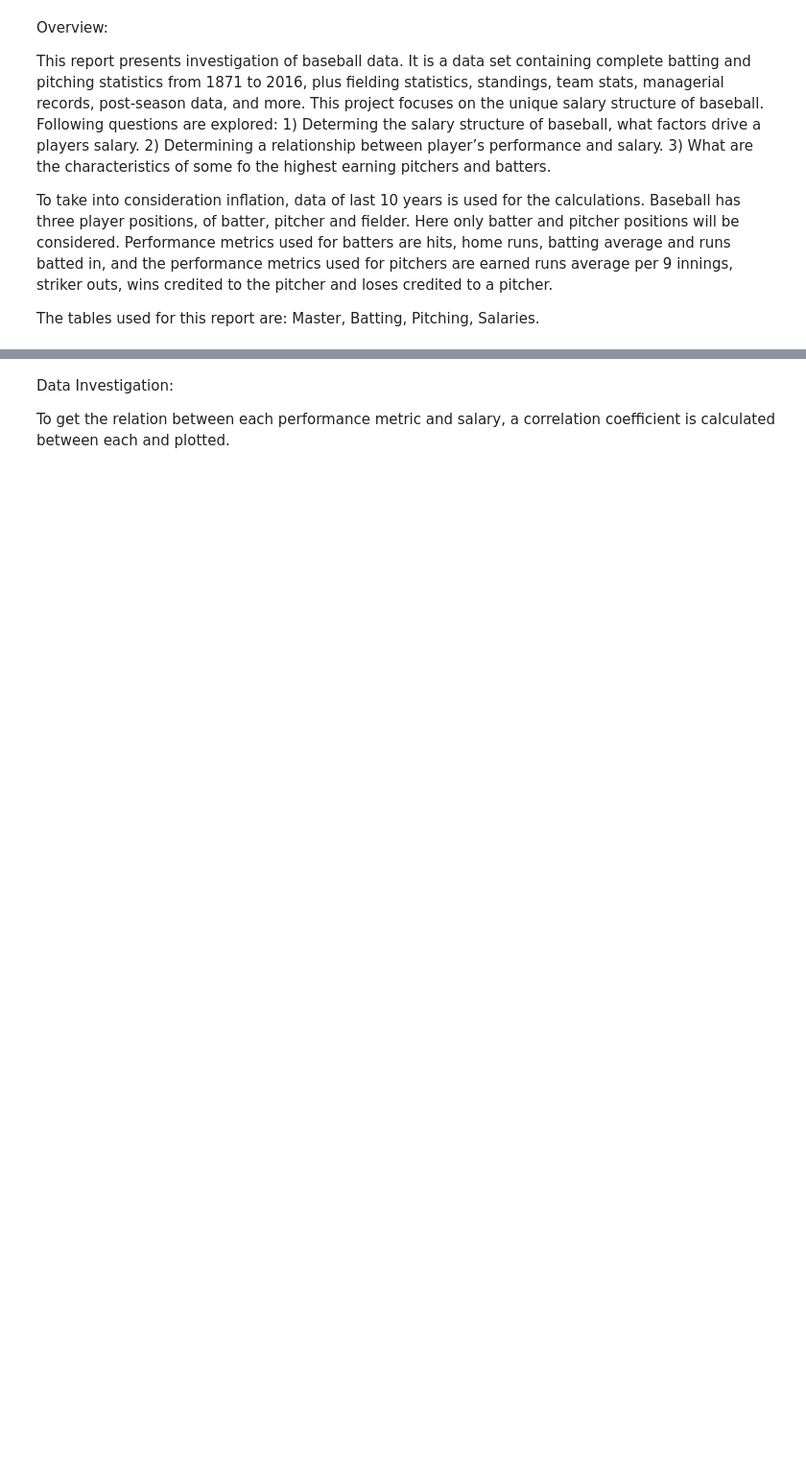
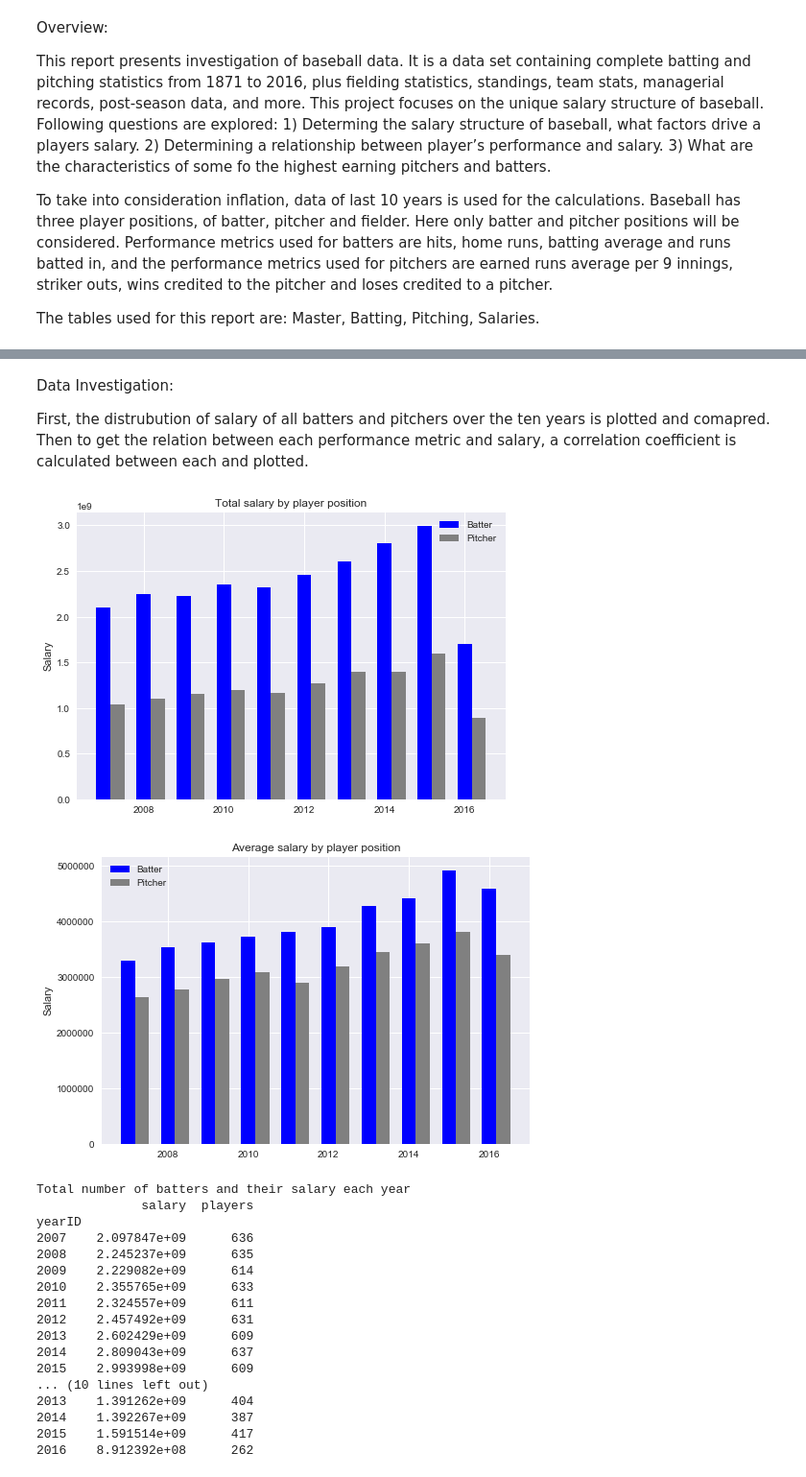
Before and after one commit to maitrayeerb/Baseball-Analysis, a Jupyter notebook: Baseball_Analysis.ipynb, the cells around one changed output, grey strips where cells are left out. Shown at 96% size. Drawn from its saved outputs; the diff is of its cells as text; code cells hidden in the pictures; blank space fills up the shorter version.

```diff
--- a/Baseball_Analysis.ipynb
+++ b/Baseball_Analysis.ipynb
@@ -66,8 +87,70 @@ pitching_sal['ERA'].fillna(0, inplace=True)
 # %% [markdown]
 Data Investigation:
 
-
-To get the relation between each performance metric and salary, a correlation coefficient is calculated between each and plotted.
+First, the distrubution of salary of all batters and pitchers over the ten years is plotted and comapred. Then to get the relation between each performance metric and salary, a correlation coefficient is calculated between each and plotted.
+# %%
+# distribution of batter and pitcher salary
+
+# grouping data by year and adding player salaries
+batting_dist = pd.DataFrame(batting_sal.groupby('yearID').sum(), columns = ['salary'])
+pitching_dist = pd.DataFrame(pitching_sal.groupby('yearID').sum(), columns = ['salary'])
+
+#Calculating number of players in each year
+batting_dist_count = pd.DataFrame(batting_sal.groupby('yearID').count(), columns = ['playerID'])
+pitching_dist_count = pd.DataFrame(pitching_sal.groupby('yearID').count(), columns = ['playerID'])
+
+#making on dataframe with total salary and total number of players for each year
+batting_dist = pd.concat([batting_dist, batting_dist_count], axis=1)
+pitching_dist = pd.concat([pitching_dist, pitching_dist_count], axis=1)
+
+batting_dist.rename(columns={'playerID': 'players'}, inplace=True)
+pitching_dist.rename(columns={'playerID': 'players'}, inplace=True)
+
+
+#bar plot salary distribution
+width = 0.35
+fig, ax = plt.subplots()
+rects1 = ax.bar(batting_dist.index.values, (batting_dist.salary), width, color='blue')
+rects2 = ax.bar(pitching_dist.index.values + width, (pitching_dist.salary), width, color='gray')
+ax.set_ylabel('Salary')
+ax.set_title('Total salary by player position')
+ax.legend((rects1[0], rects2[0]), ('Batter', 'Pitcher'))
+plt.show()
+
+width = 0.35
+fig, ax = plt.subplots()
+rects1 = ax.bar(batting_dist.index.values, (batting_dist.salary/batting_dist.players), width, color='blue')
+rects2 = ax.bar(pitching_dist.index.values + width, (pitching_dist.salary/pitching_dist.players), width, color='gray')
+ax.set_ylabel('Salary')
+ax.set_title('Average salary by player position')
+ax.legend((rects1[0], rects2[0]), ('Batter', 'Pitcher'))
+plt.show()
+
+print('Total number of batters and their salary each year')
+print(batting_dist.head(11))
+
+print('Total number of pitchers and their salary each year')
+print(pitching_dist.head(11))
+# %% [output]
+[figure, added]
+[figure, added]
+Total number of batters and their salary each year
+              salary  players
+yearID
+2007    2.097847e+09      636
+2008    2.245237e+09      635
+2009    2.229082e+09      614
+2010    2.355765e+09      633
+2011    2.324557e+09      611
+2012    2.457492e+09      631
+2013    2.602429e+09      609
+2014    2.809043e+09      637
+2015    2.993998e+09      609
+... (10 lines left out)
+2013    1.391262e+09      404
+2014    1.392267e+09      387
+2015    1.591514e+09      417
+2016    8.912392e+08      262
 # %%
 #shrinking data frame and choosing only players with grater than 0$ salary.
 
```
Also changed, not shown: parts of 10 cells of this notebook, 2 other files.
